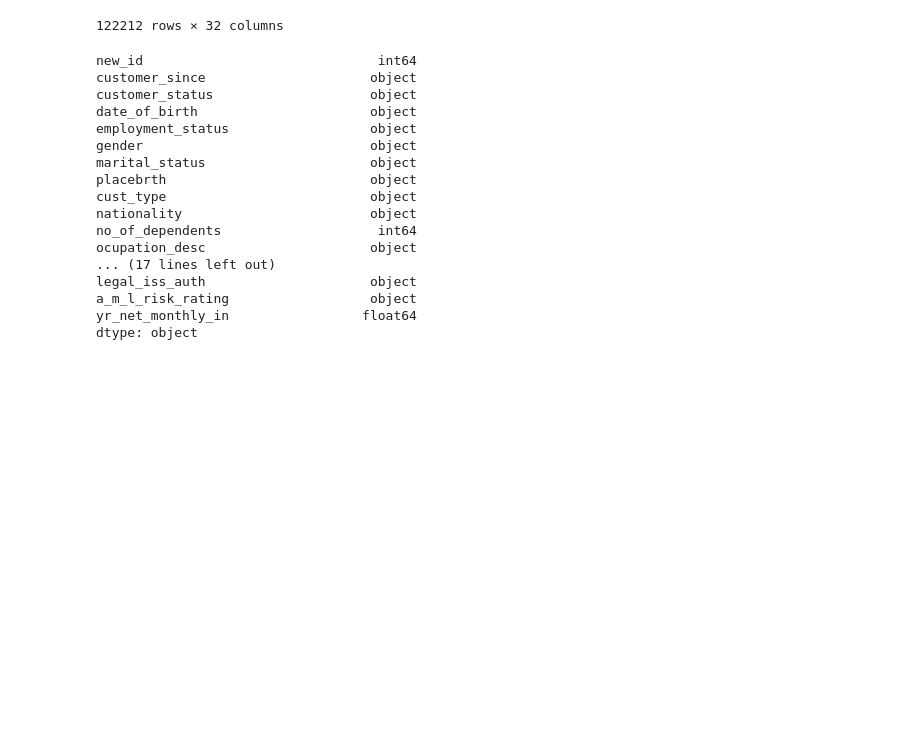
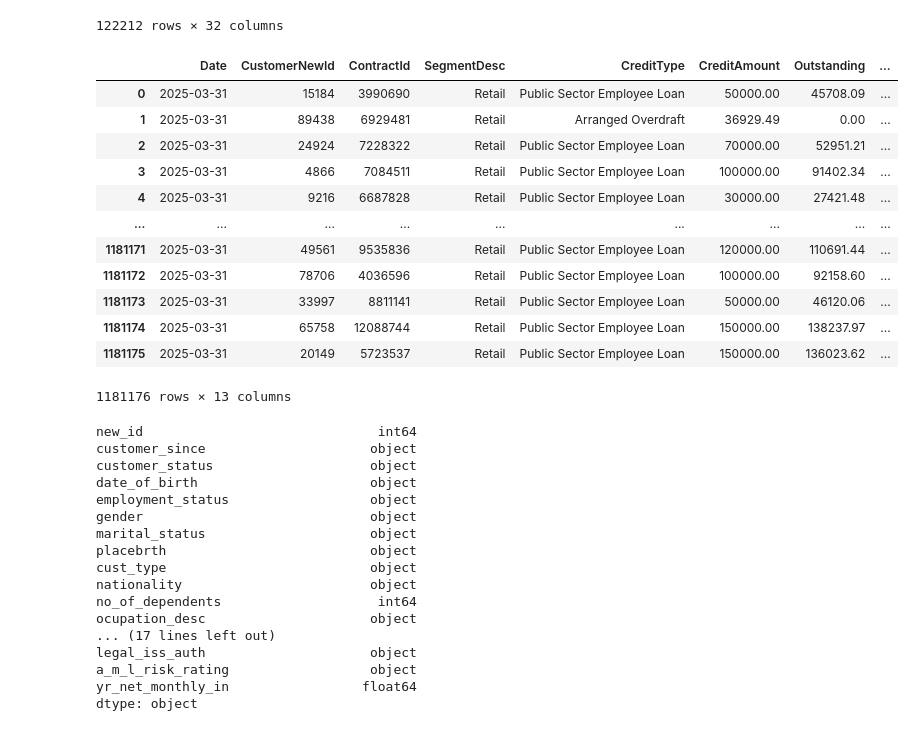
Before and after one commit to vilmanorja/MLOps_project, a Jupyter notebook: notebooks/expectations_cleaned_data.ipynb, the cells around one changed output. Drawn from its saved outputs; the diff is of its cells as text; code cells hidden in the pictures; blank space fills up the shorter version.

Commit message:
Add tests for loans and funds

```diff
--- a/notebooks/expectations_cleaned_data.ipynb
+++ b/notebooks/expectations_cleaned_data.ipynb
@@ -40,6 +40,23 @@ df
 | 122210 | 122211 | 2017-12-04 | Corporate - Small | NaN | NaN | NaN | NaN | ... |
 | 122211 | 122212 | 2012-06-21 | Private Client - Standard | 2007-07-24 | NaN | MALE | SINGLE | ... |
 122212 rows × 32 columns
+# %%
+loans = pd.read_csv(full_path.partition('notebooks')[0] + 'data/01_raw/Loans_20250331.csv')
+loans
+# %% [output]
+|  | Date | CustomerNewId | ContractId | SegmentDesc | CreditType | CreditAmount | Outstanding | ... |
+| 0 | 2025-03-31 | 15184 | 3990690 | Retail | Public Sector Employee Loan | 50000.00 | 45708.09 | ... |
+| 1 | 2025-03-31 | 89438 | 6929481 | Retail | Arranged Overdraft | 36929.49 | 0.00 | ... |
+| 2 | 2025-03-31 | 24924 | 7228322 | Retail | Public Sector Employee Loan | 70000.00 | 52951.21 | ... |
+| 3 | 2025-03-31 | 4866 | 7084511 | Retail | Public Sector Employee Loan | 100000.00 | 91402.34 | ... |
+| 4 | 2025-03-31 | 9216 | 6687828 | Retail | Public Sector Employee Loan | 30000.00 | 27421.48 | ... |
+| ... | ... | ... | ... | ... | ... | ... | ... | ... |
+| 1181171 | 2025-03-31 | 49561 | 9535836 | Retail | Public Sector Employee Loan | 120000.00 | 110691.44 | ... |
+| 1181172 | 2025-03-31 | 78706 | 4036596 | Retail | Public Sector Employee Loan | 100000.00 | 92158.60 | ... |
+| 1181173 | 2025-03-31 | 33997 | 8811141 | Retail | Public Sector Employee Loan | 50000.00 | 46120.06 | ... |
+| 1181174 | 2025-03-31 | 65758 | 12088744 | Retail | Public Sector Employee Loan | 150000.00 | 138237.97 | ... |
+| 1181175 | 2025-03-31 | 20149 | 5723537 | Retail | Public Sector Employee Loan | 150000.00 | 136023.62 | ... |
+1181176 rows × 13 columns
 # %%
 df.columns = [re.sub(r'(?<!^)(?=[A-Z])', '_', col).lower() for col in df.columns]
 df.columns = df.columns.str.replace('.', '', regex=False)
```
Also changed, not shown: 14 other files.
